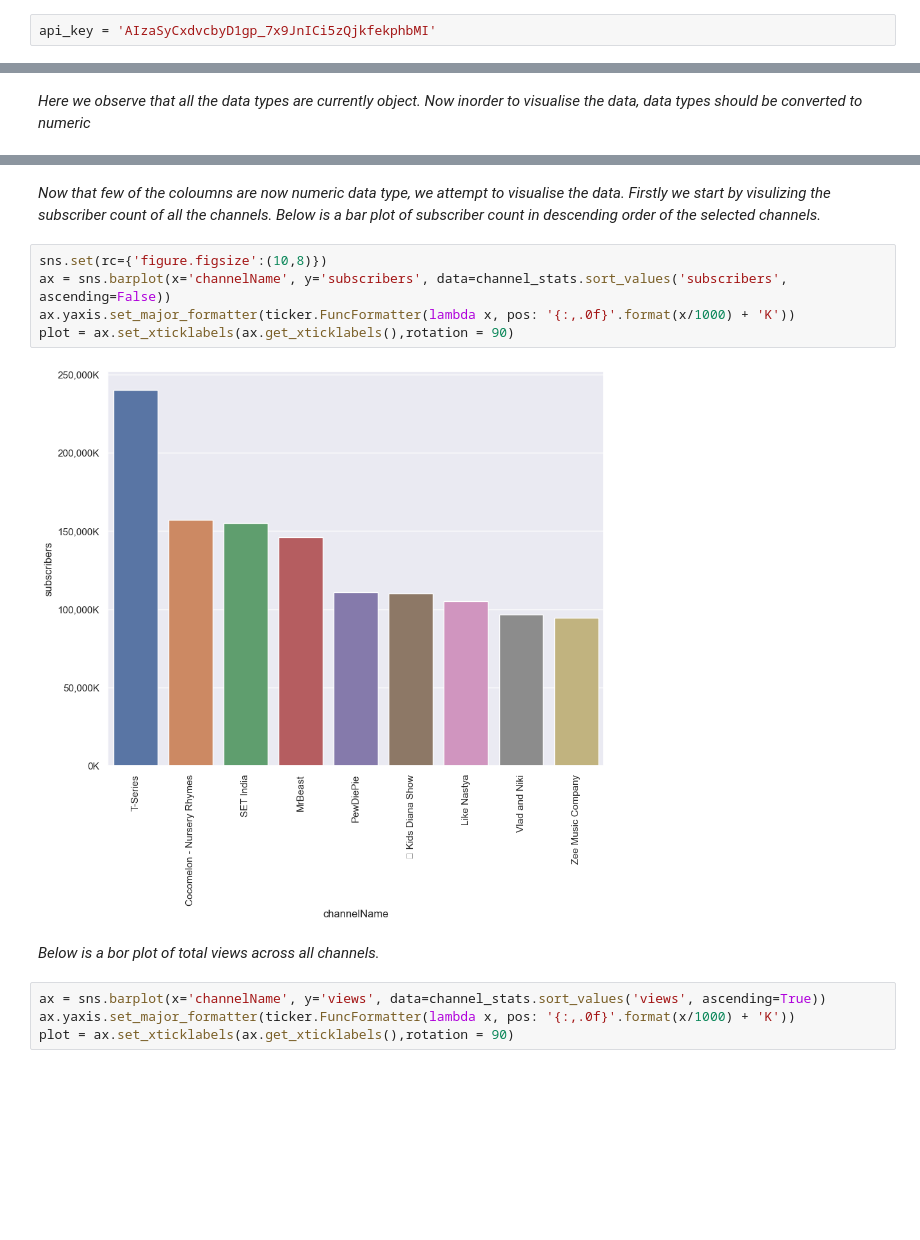
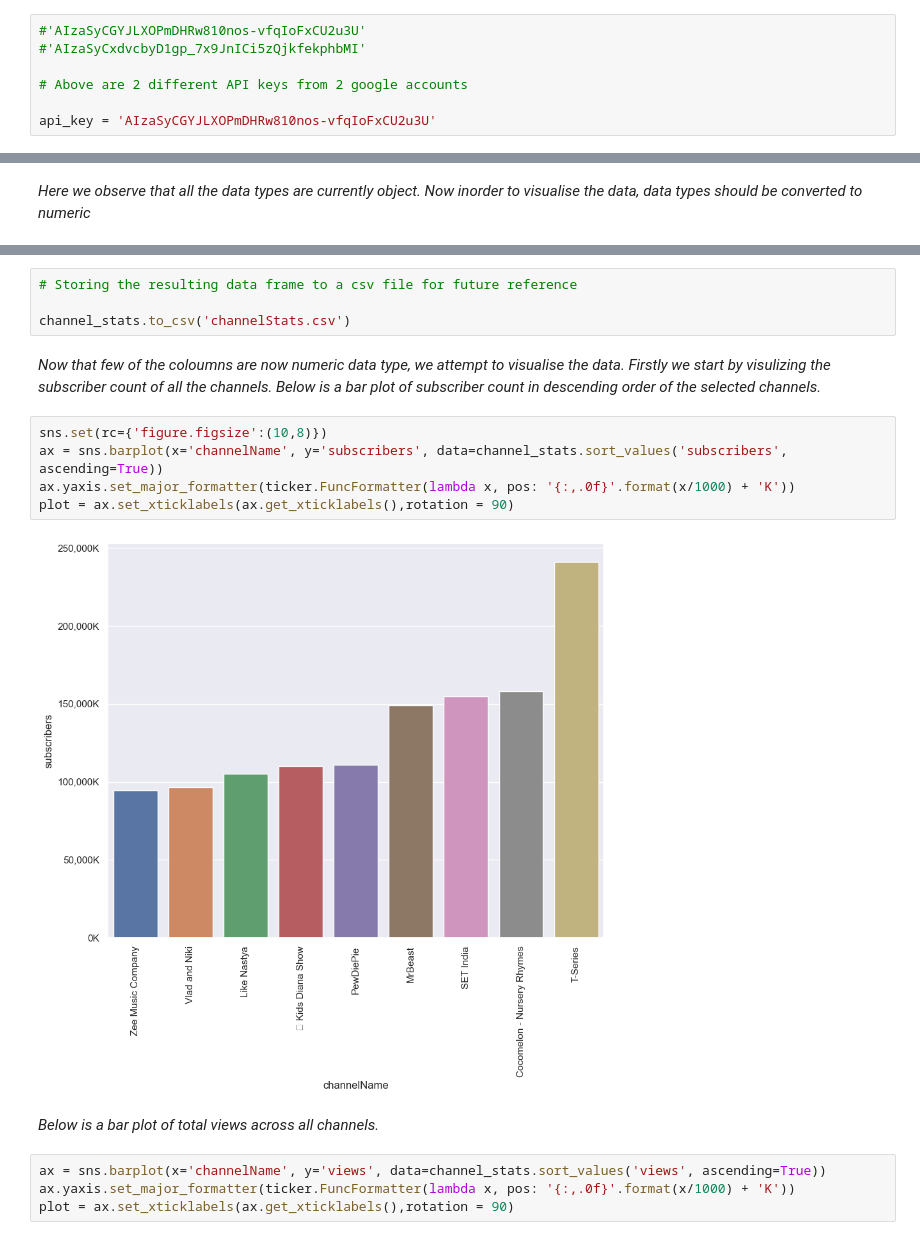
Before and after one commit to Sruthy14/youtube-data-analysis, a Jupyter notebook: channel_analysis.ipynb, the cells around one changed output, grey strips where cells are left out. Drawn from its saved outputs; the diff is of its cells as text; blank space fills up the shorter version.

Commit message:
Some changes to visualizations

```diff
--- a/channel_analysis.ipynb
+++ b/channel_analysis.ipynb
@@ -45,7 +45,12 @@ from wordcloud import WordCloud
 
 *To start of this project firstly we need to create a project in google developer console and then API key copied into a variable in Jupyter Notebook environment.*
 # %%
-api_key = 'AIzaSyCxdvcbyD1gp_7x9JnICi5zQjkfekphbMI'
+#'AIzaSyCGYJLXOPmDHRw810nos-vfqIoFxCU2u3U'
+#'AIzaSyCxdvcbyD1gp_7x9JnICi5zQjkfekphbMI'
+
+# Above are 2 different API keys from 2 google accounts
+
+api_key = 'AIzaSyCGYJLXOPmDHRw810nos-vfqIoFxCU2u3U'
 # %% [markdown]
 *Below are few channel id's of respective channels that we are analysing in this project. All the channel id's are appended to a list and more channel id's are added on the go.*
 # %%
@@ -143,14 +152,18 @@ channel_stats[numeric_cols] = channel_stats[numeric_cols].apply(pd.to_numeric, e
+# %%
+# Storing the resulting data frame to a csv file for future reference
+
+channel_stats.to_csv('channelStats.csv')
 # %% [markdown]
 *Now that few of the coloumns are now numeric data type, we attempt to visualise the data. Firstly we start by visulizing the subscriber count of all the channels. Below is a bar plot of subscriber count in descending order of the selected channels.*
 # %%
 sns.set(rc={'figure.figsize':(10,8)})
-ax = sns.barplot(x='channelName', y='subscribers', data=channel_stats.sort_values('subscribers', ascending=False))
+ax = sns.barplot(x='channelName', y='subscribers', data=channel_stats.sort_values('subscribers', ascending=True))
 ax.yaxis.set_major_formatter(ticker.FuncFormatter(lambda x, pos: '{:,.0f}'.format(x/1000) + 'K'))
 plot = ax.set_xticklabels(ax.get_xticklabels(),rotation = 90)
 # %% [output]
-[figure, old version]
+[figure, new version]
 # %% [markdown]
-*Below is a bor plot of total views across all channels.*
+*Below is a bar plot of total views across all channels.*
 # %%
 ax = sns.barplot(x='channelName', y='views', data=channel_stats.sort_values('views', ascending=True))
 ax.yaxis.set_major_formatter(ticker.FuncFormatter(lambda x, pos: '{:,.0f}'.format(x/1000) + 'K'))
```
Also changed, not shown: parts of 51 cells of this notebook, 2 other files.
